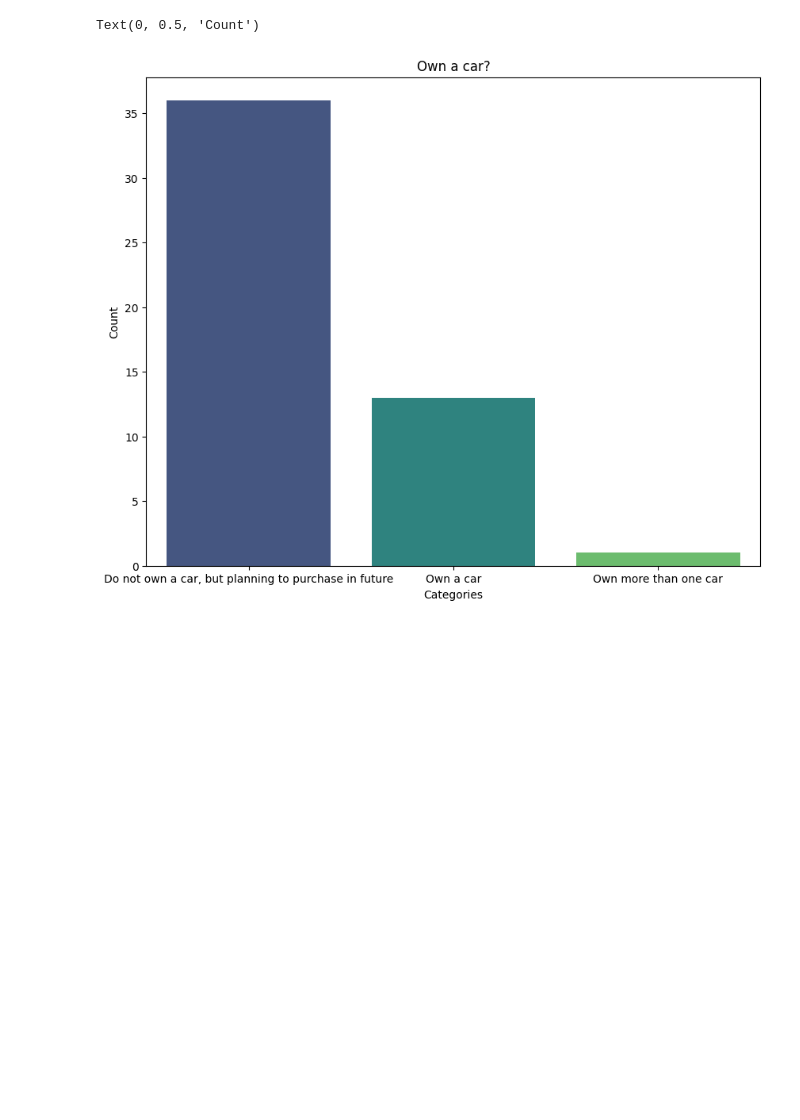
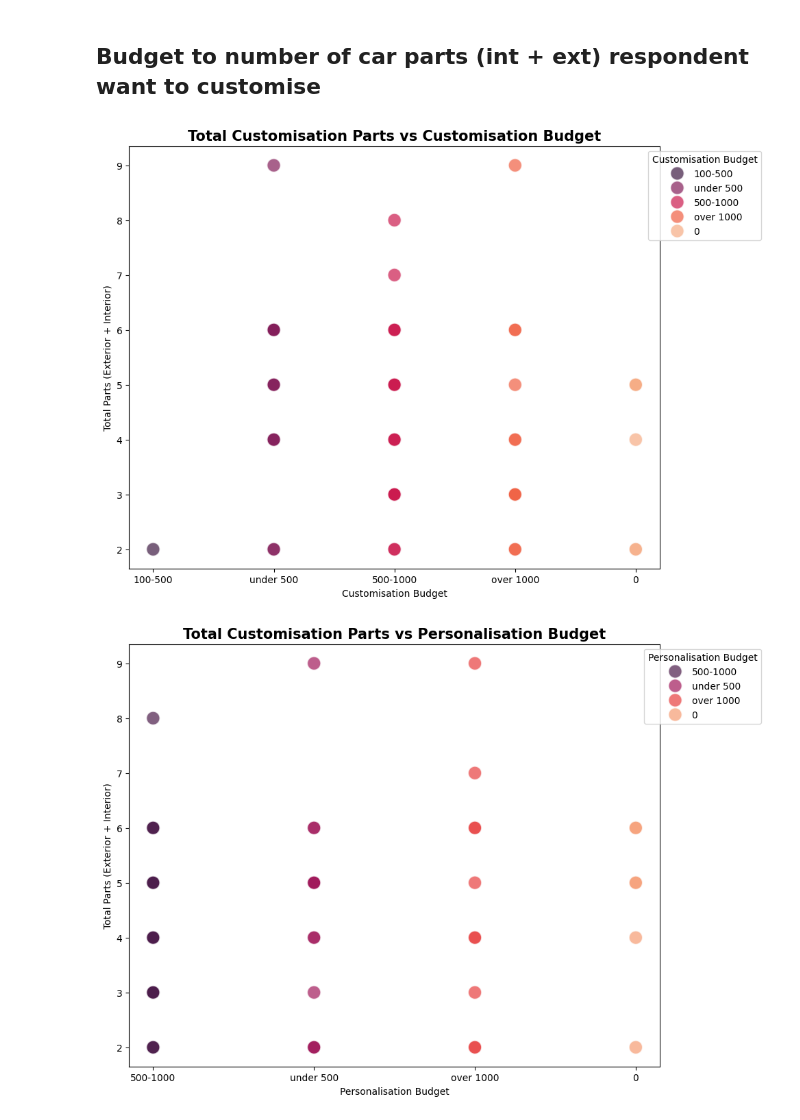
Before and after one commit to Rzi98/MA4829-AY23-24-S2, a Jupyter notebook: src/data_analysis.ipynb, the cells around one changed output. Drawn from its saved outputs; the diff is of its cells as text; code cells hidden in the pictures; blank space fills up the shorter version.

```diff
--- a/src/data_analysis.ipynb
+++ b/src/data_analysis.ipynb
@@ -86,14 +101,34 @@ plt.show()
-# %%
-category_count = df['Category'].value_counts()
-
-fig, ax = plt.subplots(figsize=(10, 8))
-
-# Plot the bar plots for 'Age Group', 'Gender', and 'Marital Status'
-sns.barplot(x=category_count.index, y=category_count, palette='viridis', ax=ax, label='Category')
-
-ax.set_title('Own a car?')
-ax.set_xlabel('Categories')
-ax.set_ylabel('Count')
-# %% [output]
-Text(0, 0.5, 'Count')
-[figure, removed]
+# %% [markdown]
+## **Budget to number of car parts (int + ext) respondent want to customise** ##
+# %%
+import pandas as pd
+import seaborn as sns
+import matplotlib.pyplot as plt
+
+df = pd.read_csv('../data/cleaned_data.csv')
+
+df = df[['Exterior components to customise', 'Interior components to customise', 'Customisation Budget', 'Personalisation Budget']]
+df['Exterior components to customise'] = df['Exterior components to customise'].fillna("")
+df['Interior components to customise'] = df['Interior components to customise'].fillna("")
+
+# Feature Engineering
+df['TOTAL PARTS'] = df.apply(lambda row: len(row['Exterior components to customise'].split(';')) + len(row['Interior components to customise'].split(';')), axis=1)
+
+plt.figure(figsize=(10, 8))
+sns.scatterplot(y='TOTAL PARTS', x='Customisation Budget', data=df, hue='Customisation Budget', palette='rocket', s=200, alpha=0.7)
+plt.title('Total Customisation Parts vs Customisation Budget', fontsize=15, fontweight='bold')
+plt.ylabel('Total Parts (Exterior + Interior)')
+plt.xlabel('Customisation Budget')
+plt.legend(title='Customisation Budget', loc='upper right', bbox_to_anchor=(1.2, 1))
+plt.show()
+
+plt.figure(figsize=(10, 8))
+sns.scatterplot(y='TOTAL PARTS', x='Personalisation Budget', data=df, hue='Personalisation Budget', palette='rocket', s=200, alpha=0.7)
+plt.title('Total Customisation Parts vs Personalisation Budget', fontsize=15, fontweight='bold')
+plt.ylabel('Total Parts (Exterior + Interior)')
+plt.xlabel('Personalisation Budget')
+plt.legend(title='Personalisation Budget', loc='upper right', bbox_to_anchor=(1.2, 1))
+plt.show()
+# %% [output]
+[figure, added]
+[figure, added]
```
Also changed, not shown: parts of 3 cells of this notebook, 7 other files.
